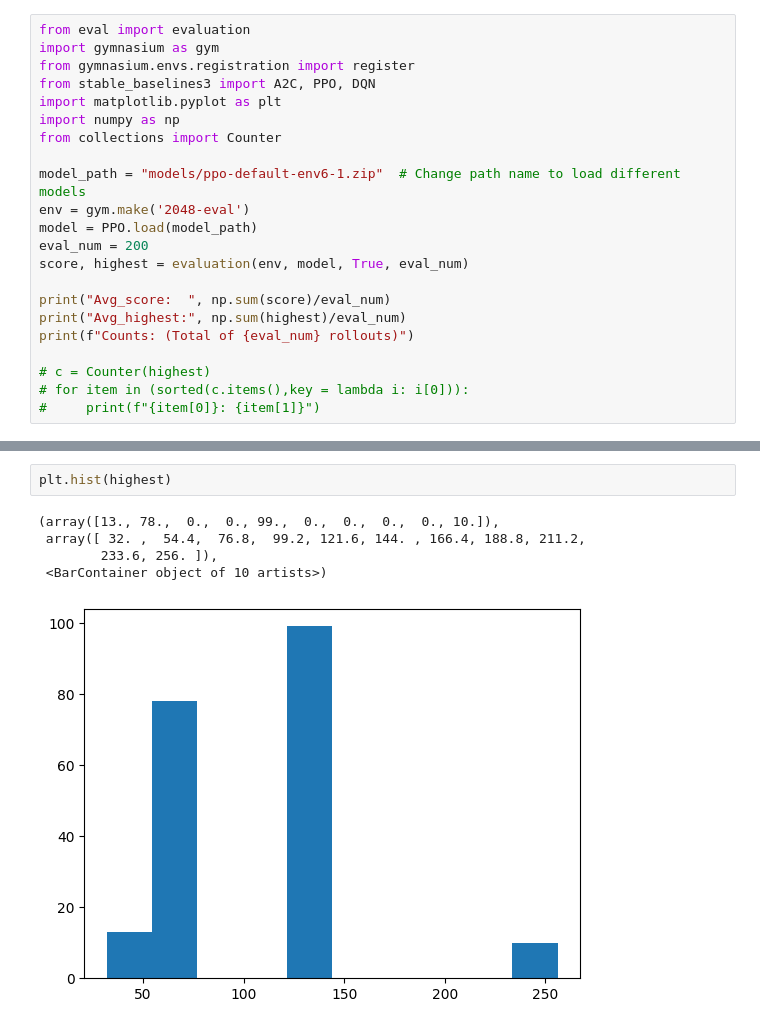
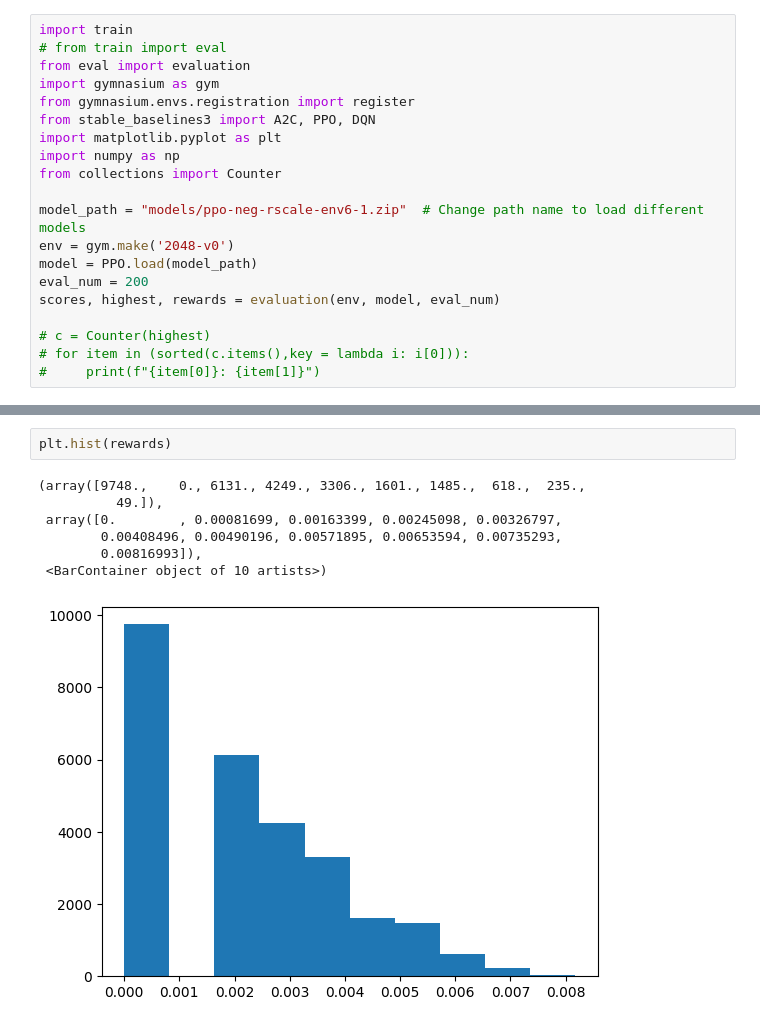
Before and after one commit to stkao05/rl-2048, a Jupyter notebook: eval.ipynb, the cells around one changed output, grey strips where cells are left out. Cells and saved outputs as stored; diff of their text form.

```diff
--- a/eval.ipynb
+++ b/eval.ipynb
@@ -1,4 +1,6 @@
 # %%
+import train
+# from train import eval
 from eval import evaluation
 import gymnasium as gym
 from gymnasium.envs.registration import register
@@ -7,15 +9,11 @@ import matplotlib.pyplot as plt
 import numpy as np
 from collections import Counter
 
-model_path = "models/ppo-default-env6-1.zip"  # Change path name to load different models
-env = gym.make('2048-eval')
+model_path = "models/ppo-neg-rscale-env6-1.zip"  # Change path name to load different models
+env = gym.make('2048-v0')
 model = PPO.load(model_path)
 eval_num = 200
-score, highest = evaluation(env, model, True, eval_num)
-
-print("Avg_score:  ", np.sum(score)/eval_num)
-print("Avg_highest:", np.sum(highest)/eval_num)
-print(f"Counts: (Total of {eval_num} rollouts)")
+scores, highest, rewards = evaluation(env, model, eval_num)
 
 # c = Counter(highest)
 # for item in (sorted(c.items(),key = lambda i: i[0])):
@@ -28,8 +34,10 @@ Counts: (Total of 200 rollouts)
 # %%
-plt.hist(highest)
+plt.hist(rewards)
 # %% [output]
-(array([13., 78.,  0.,  0., 99.,  0.,  0.,  0.,  0., 10.]),
- array([ 32. ,  54.4,  76.8,  99.2, 121.6, 144. , 166.4, 188.8, 211.2,
-        233.6, 256. ]),
+(array([9748.,    0., 6131., 4249., 3306., 1601., 1485.,  618.,  235.,
+          49.]),
+ array([0.        , 0.00081699, 0.00163399, 0.00245098, 0.00326797,
+        0.00408496, 0.00490196, 0.00571895, 0.00653594, 0.00735293,
+        0.00816993]),
  <BarContainer object of 10 artists>)
-[figure, old version]
+[figure, new version]
```
Also changed, not shown: parts of 3 cells of this notebook.
